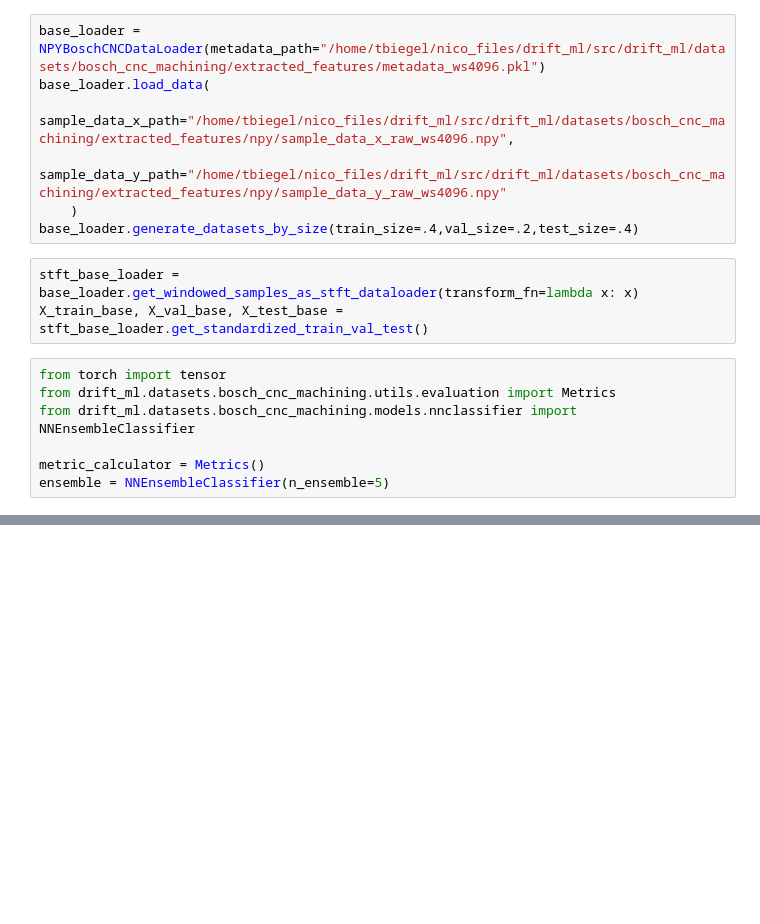
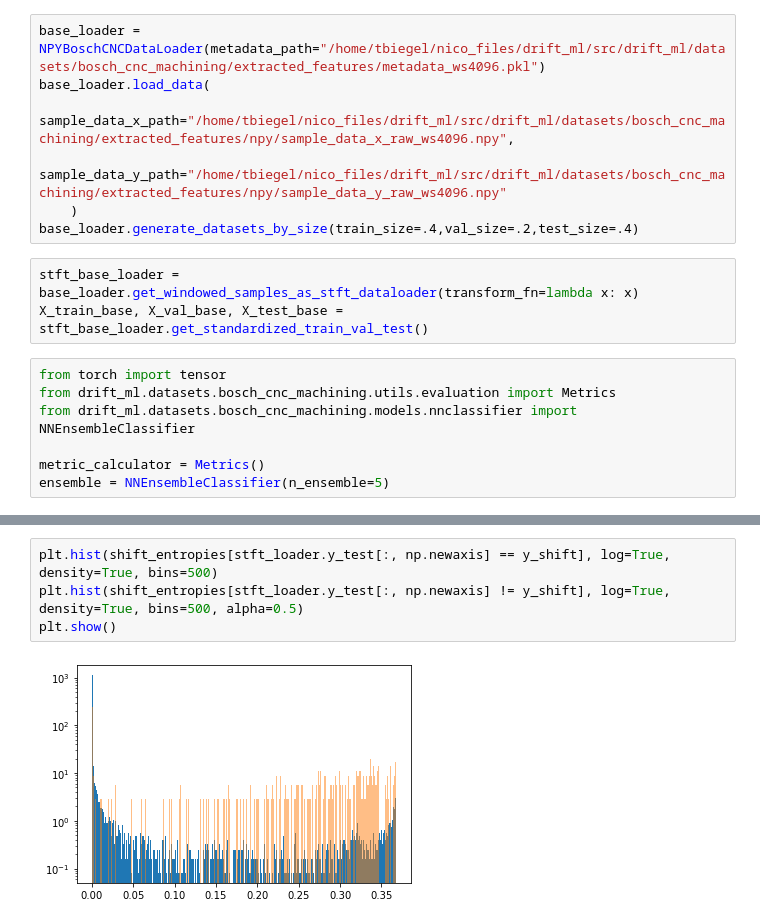
Before and after one commit to nicolasj92/drift_ml, a Jupyter notebook: src/drift_ml/datasets/bosch_cnc_machining/notebooks/stft_augment_cnn_ensemble.ipynb, the cells around one changed output, grey strips where cells are left out. Cells and saved outputs as stored; diff of their text form; blank space fills up the shorter version.

```diff
--- a/src/drift_ml/datasets/bosch_cnc_machining/notebooks/stft_augment_cnn_ensemble.ipynb
+++ b/src/drift_ml/datasets/bosch_cnc_machining/notebooks/stft_augment_cnn_ensemble.ipynb
@@ -73,0 +82,6 @@ metric_calculator.print(y_shift_scores, stft_loader.y_test[:, np.newaxis])
+# %%
+plt.hist(shift_entropies[stft_loader.y_test[:, np.newaxis] == y_shift], log=True, density=True, bins=500)
+plt.hist(shift_entropies[stft_loader.y_test[:, np.newaxis] != y_shift], log=True, density=True, bins=500, alpha=0.5)
+plt.show()
+# %% [output]
+[figure, added]
```
Also changed, not shown: parts of 7 cells of this notebook, 1 other file.
